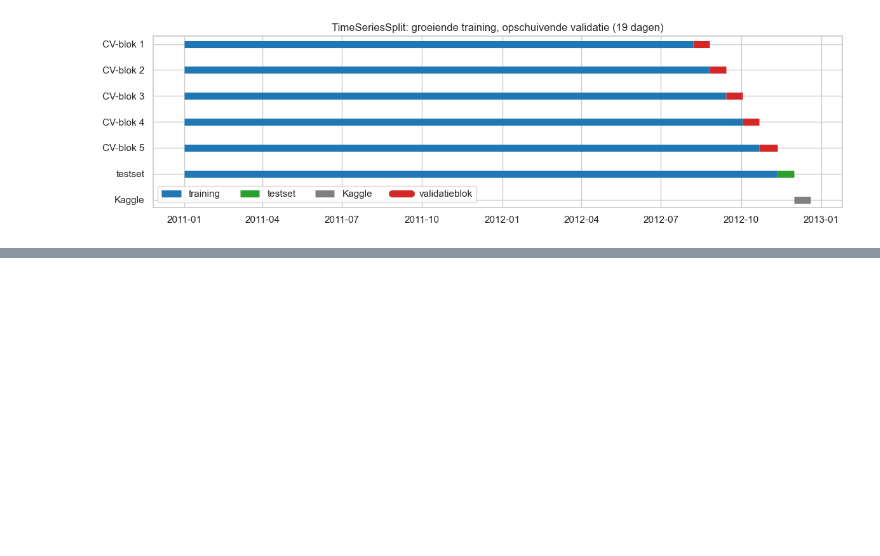
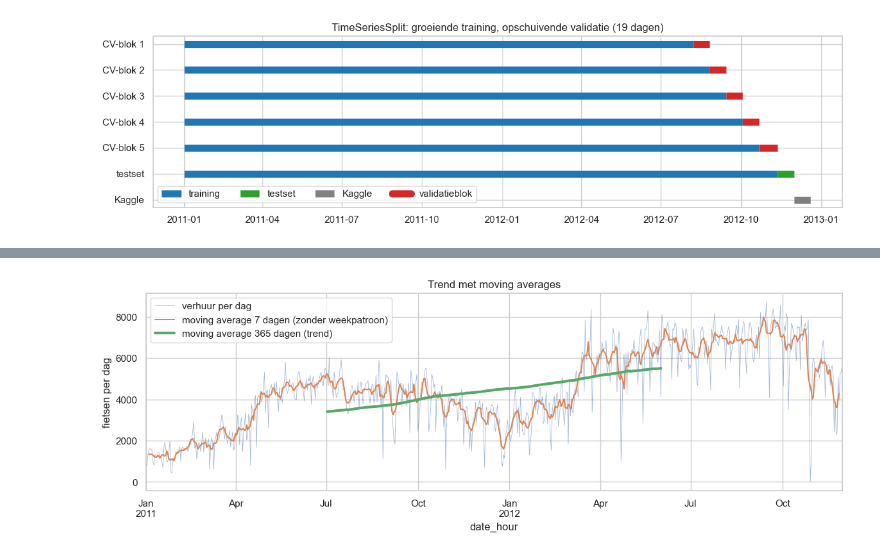
Before and after one commit to AlishaSR2k5/verhuuraantallen-voorspellen, a Jupyter notebook: notebook.ipynb, the cells around one changed output, grey strips where cells are left out. Drawn from its saved outputs; the diff is of its cells as text; code cells hidden in the pictures; blank space fills up the shorter version.

Commit message:
class regressionmodels, hulpfunctie aangemaakt, trend onderzocht, trend als feature, lin. regressie vs beslisboom grafiek

```diff
--- a/notebook.ipynb
+++ b/notebook.ipynb
@@ -806,0 +1175,16 @@ plot_cv_folds(df_model.index, df_kaggle.index)
+# %%
+daily = dfh['cnt'].resample('D').sum()
+trend_7 = daily.rolling(window=7, center=True).mean()
+trend_365 = daily.rolling(window=365, center=True).mean()
+
+ax = daily.plot(lw=0.6, alpha=0.5, label='verhuur per dag', figsize=(14, 4))
+trend_7.plot(ax=ax, label='moving average 7 dagen (zonder weekpatroon)')
+trend_365.plot(ax=ax, lw=3, label='moving average 365 dagen (trend)')
+ax.set_ylabel('fietsen per dag')
+ax.set_title('Trend met moving averages')
+ax.legend()
+plt.show()
+print('Eerste en laatste geldige waarde van de 365-dagen trend:',
+      trend_365.dropna().iloc[[0, -1]].round(0).to_dict())
+# %% [output]
+[figure, added]
```
Also changed, not shown: parts of 12 cells of this notebook.
